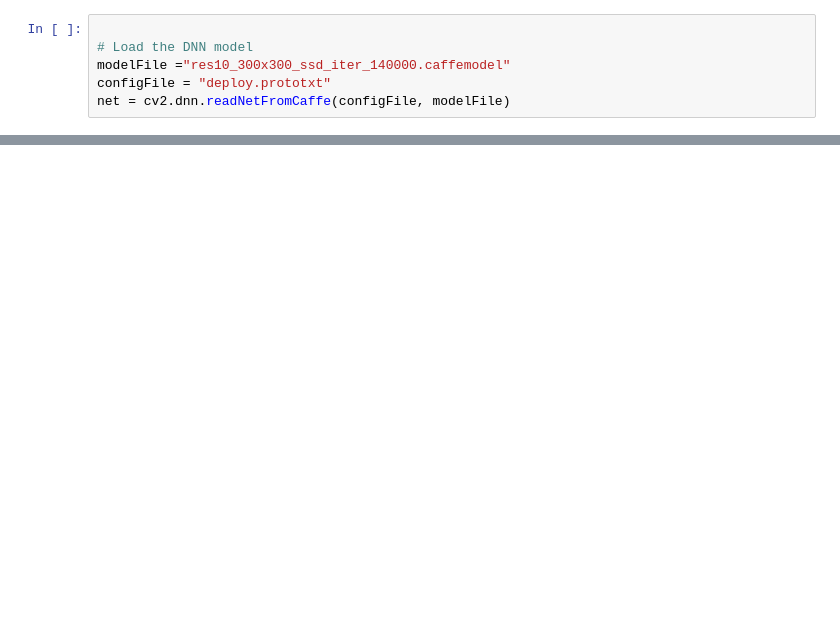
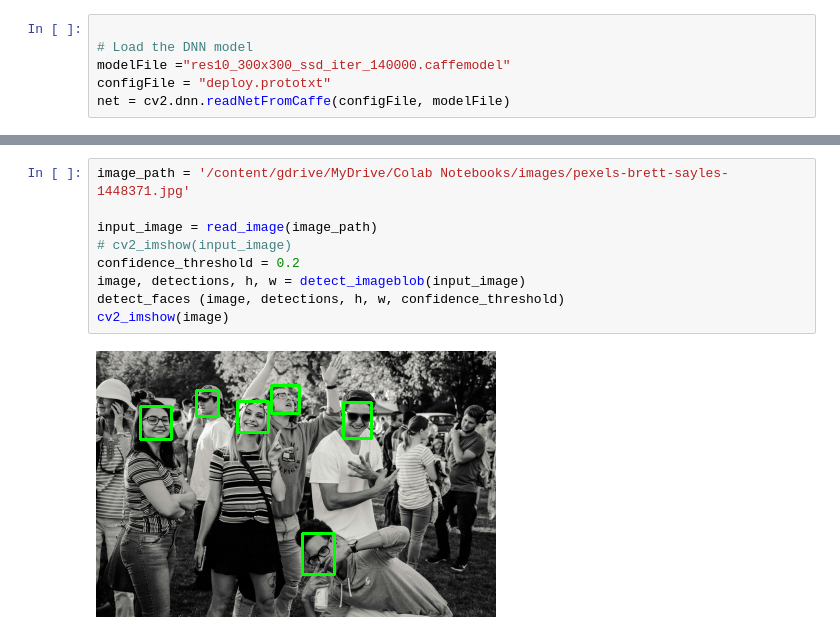
Before and after one commit to yania-n/Face-detection-using-ResNet-10-model, a Jupyter notebook: face_detection_using_ResNet_10_model.ipynb, the cells around one changed output, grey strips where cells are left out. Cells and saved outputs as stored; diff of their text form; blank space fills up the shorter version.

```diff
--- a/face_detection_using_ResNet_10_model.ipynb
+++ b/face_detection_using_ResNet_10_model.ipynb
@@ -111,0 +138,11 @@ cv2_imshow(image)
+# %%
+image_path = '/content/gdrive/MyDrive/Colab Notebooks/images/pexels-brett-sayles-1448371.jpg'
+
+input_image = read_image(image_path)
+# cv2_imshow(input_image)
+confidence_threshold = 0.2
+image, detections, h, w = detect_imageblob(input_image)
+detect_faces (image, detections, h, w, confidence_threshold)
+cv2_imshow(image)
+# %% [output]
+[figure, added]
```
Also changed, not shown: parts of 14 cells of this notebook.
